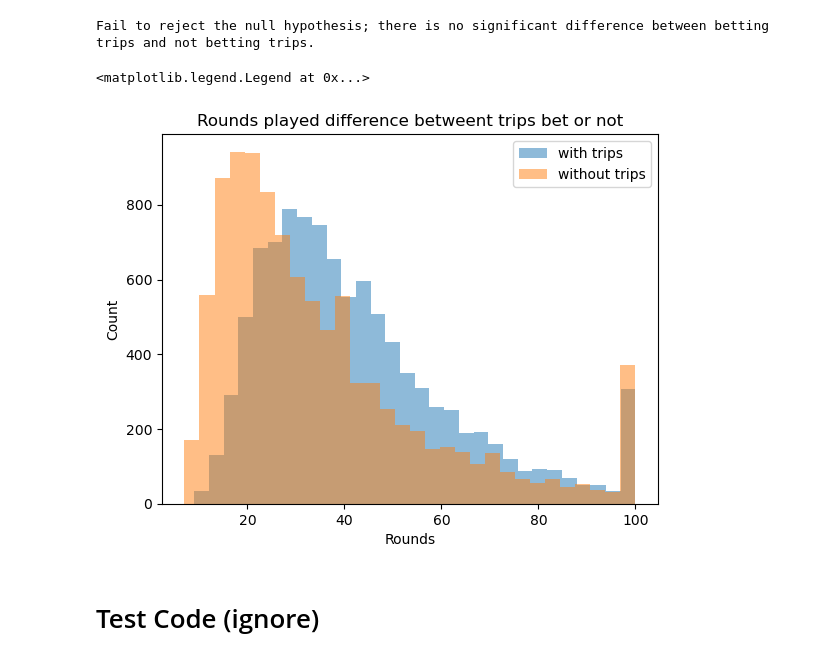
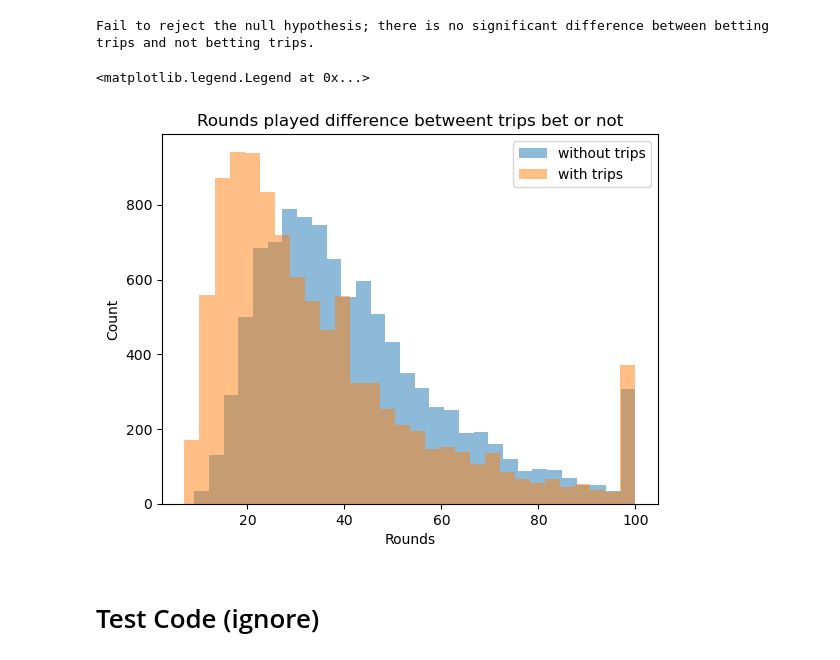
Before and after one commit to smarkh/Ultimate-Texas-Holdem-Analysis, a Jupyter notebook: UTH Stat Analysis.ipynb, the cells around one changed output. Cells and saved outputs as stored; diff of their text form; code cells hidden in the pictures.

Commit message:
Chart legend edits

```diff
--- a/UTH Stat Analysis.ipynb
+++ b/UTH Stat Analysis.ipynb
@@ -654,13 +654,13 @@ Fail to reject the null hypothesis; there is no significant difference between b
 # %%
 plt.hist(durations_nt, bins=30, alpha=0.5)
 plt.hist(durations_t, bins=30, alpha=0.5)
 plt.title('Rounds played difference betweent trips bet or not')
 plt.xlabel('Rounds')
 plt.ylabel('Count')
-plt.legend(['with trips', 'without trips'])
+plt.legend(['without trips', 'with trips'])
 # %% [output]
 <matplotlib.legend.Legend at 0x...>
-[figure, old version]
+[figure, new version]
 # %% [markdown]
 # Test Code (ignore)
 # %%
```
